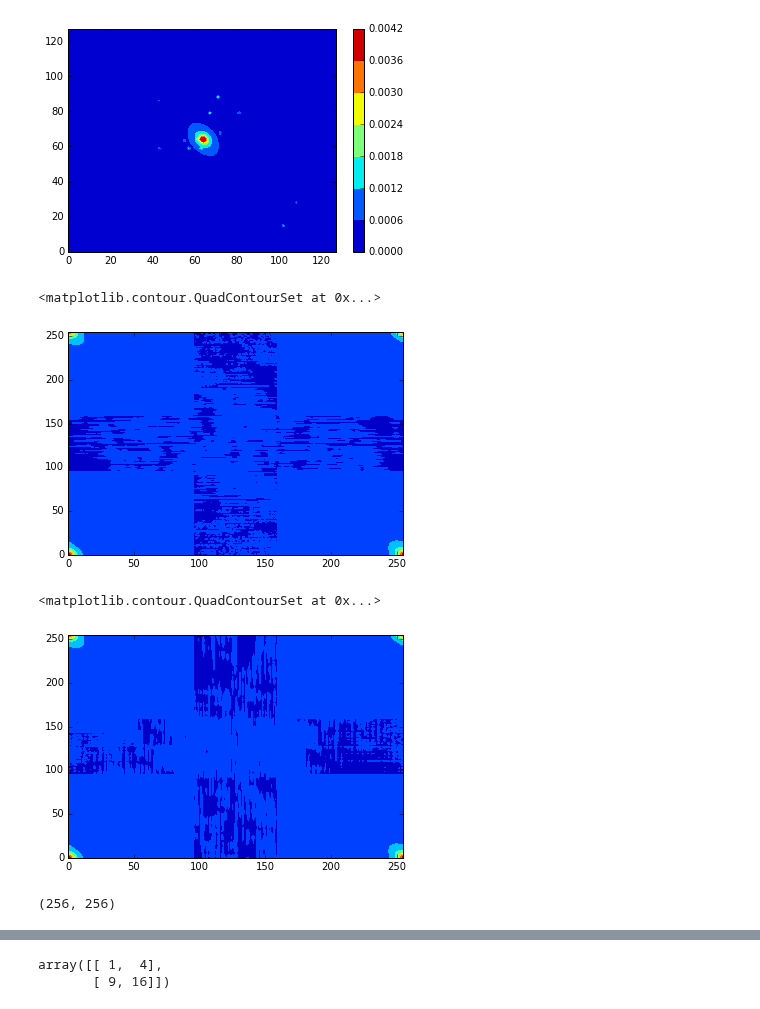
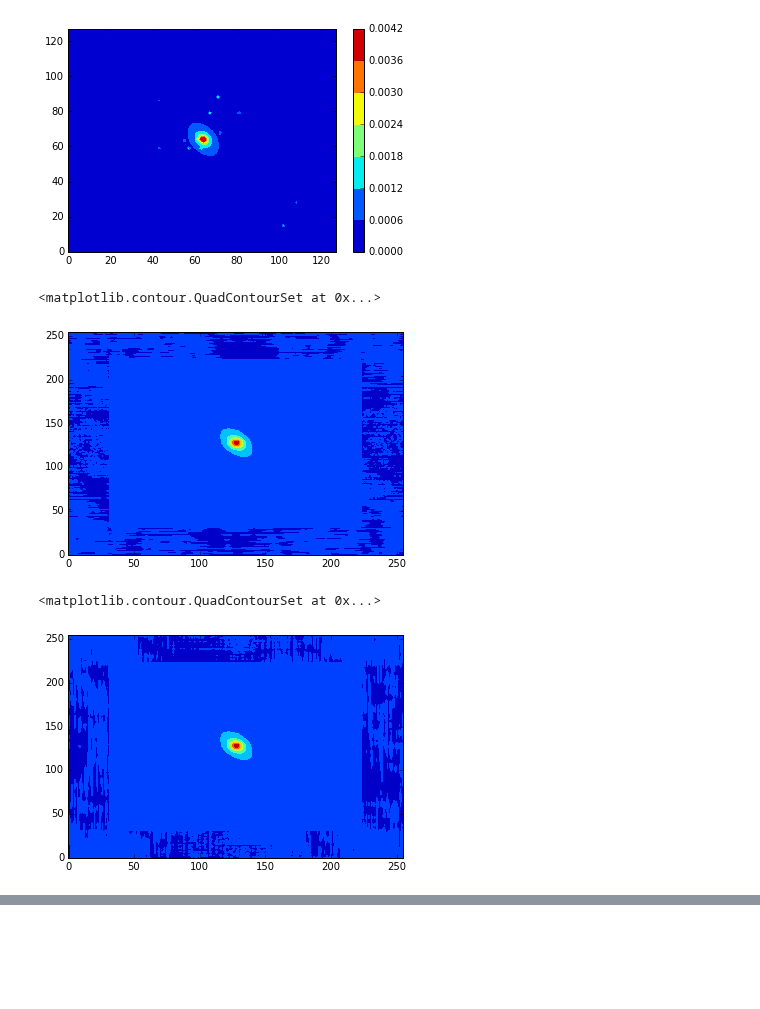
Before and after one commit to mbuchove/notebook-wurk-b, a Jupyter notebook: stats/HW_6_PS.ipynb, the cells around one changed output, grey strips where cells are left out. Saved outputs shown, nothing was run; the diff lists cells and outputs as text; code cells hidden in the pictures; blank space fills up the shorter version.

Commit message:
got convolution to work. need to finish first problem.

```diff
--- a/stats/HW_6_PS.ipynb
+++ b/stats/HW_6_PS.ipynb
@@ -191,7 +215,6 @@ def my_fft_2d(a, inverse=False):
 #Zero pad data
 model_int_p = zero_pad_2d(model_int, 256)
 psf_data_p = zero_pad_2d(psf_data, 256)
-#plt.contourf(model_int)
 
 #FFT padded data
 model_int_f = my_fft_2d(model_int_p)
@@ -202,36 +225,35 @@ conv_f = model_int_f*psf_data_f
 
 #Inverse FFT back
 conv = my_fft_2d(conv_f, inverse=True)
-plt.contourf(conv)
+
+#Plot result
+plt.contourf(np.fft.fftshift(conv))
+plt.title('Galaxy image convolved with PSF')
+plt.xlabel('[pix]')
+plt.ylabel('[pix]')
 # %% [output]
 <matplotlib.contour.QuadContourSet at 0x...>
-[figure, old version]
+[figure, new version]
 # %%
 #Zero pad data
-model_int = zero_pad_2d(model_int, 256)
-psf_data = zero_pad_2d(psf_data, 256)
+model_int_p = zero_pad_2d(model_int, 256)
+psf_data_p = zero_pad_2d(psf_data, 256)
 #plt.contourf(model_int)
 #FFT padded data
-model_int_f = np.fft.fft2(model_int)
-psf_data_f = np.fft.fft2(psf_data)
+model_int_f = np.fft.fft2(model_int_p)
+psf_data_f = np.fft.fft2(psf_data_p)
 
 #Do convolution in Fourier space
 conv_f = model_int_f*psf_data_f
+#conv_f_s = np.fft.fftshift(conv_f)
 #plt.contourf(conv_f)
 
 #Inverse FFT back
 conv = np.fft.ifft2(conv_f)
-plt.contourf(conv)
+plt.contourf(np.fft.fftshift(conv))
 # %% [output]
 <matplotlib.contour.QuadContourSet at 0x...>
-[figure, old version]
+[figure, new version]
-# %%
-#Plot convolution
-conv.shape
-#plt.contourf(conv)
-#plt.colorbar()
-# %% [output]
-(256, 256)
 # %%
 t1 = np.linspace(0,2*np.pi,128)
 t2 = np.linspace(0,2*np.pi,128)
@@ -295,8 +315,3 @@ print(itest1-itest11)
   -6.66133815e-16 -6.99731654e-16j  -6.66133815e-16 -1.87737126e-16j
   -4.99600361e-16 +1.23851473e-16j   1.11022302e-16 +1.04063109e-17j
   -6.66133815e-16 +1.29956307e-16j  -2.63677968e-16 +9.28543960e-17j]
-# %%
-np.multiply(np.array([[1,2],[3,4]]),np.array([[1,2],[3,4]]))
-# %% [output]
-array([[ 1,  4],
-       [ 9, 16]])
```
Also changed, not shown: parts of 5 cells of this notebook.
